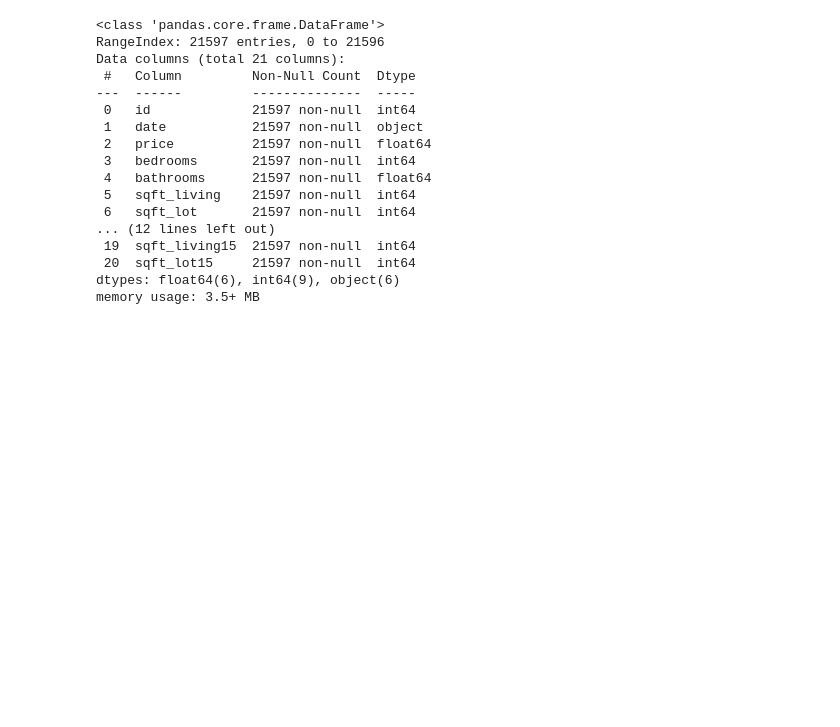
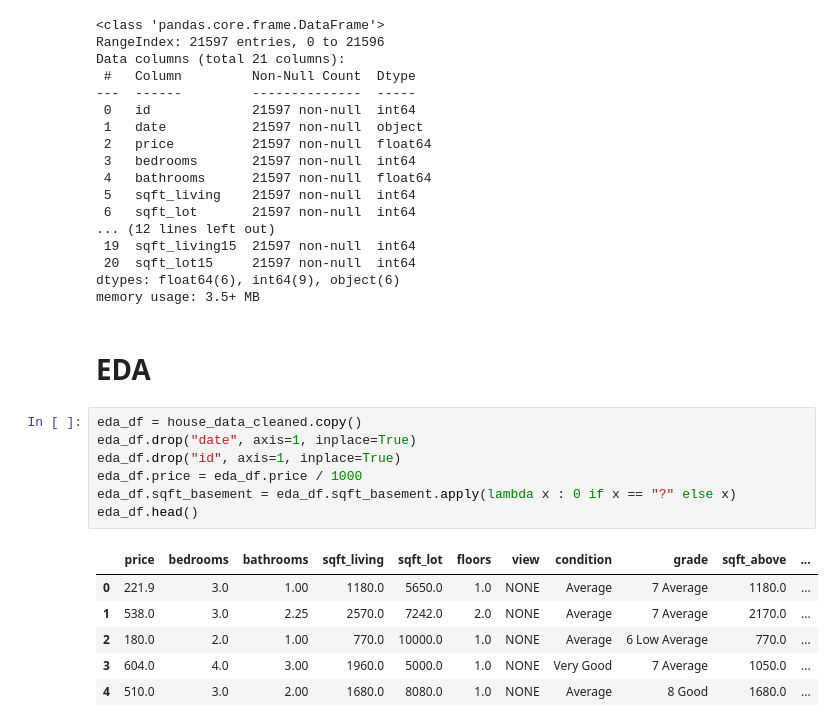
Before and after one commit to bizzfuzz/dsc-phase-2, a Jupyter notebook: student.ipynb, the cells around one changed output. Saved outputs shown, nothing was run; the diff lists cells and outputs as text; blank space fills up the shorter version.

```diff
--- a/student.ipynb
+++ b/student.ipynb
@@ -332,3 +332,19 @@ Data columns (total 21 columns):
  20  sqft_lot15     21597 non-null  int64
 dtypes: float64(6), int64(9), object(6)
 memory usage: 3.5+ MB
+# %% [markdown]
+# EDA
+# %%
+eda_df = house_data_cleaned.copy()
+eda_df.drop("date", axis=1, inplace=True)
+eda_df.drop("id", axis=1, inplace=True)
+eda_df.price = eda_df.price / 1000
+eda_df.sqft_basement = eda_df.sqft_basement.apply(lambda x : 0 if x == "?" else x)
+eda_df.head()
+# %% [output]
+|  | price | bedrooms | bathrooms | sqft_living | sqft_lot | floors | view | condition | grade | sqft_above | ... |
+| 0 | 221.9 | 3.0 | 1.00 | 1180.0 | 5650.0 | 1.0 | NONE | Average | 7 Average | 1180.0 | ... |
+| 1 | 538.0 | 3.0 | 2.25 | 2570.0 | 7242.0 | 2.0 | NONE | Average | 7 Average | 2170.0 | ... |
+| 2 | 180.0 | 2.0 | 1.00 | 770.0 | 10000.0 | 1.0 | NONE | Average | 6 Low Average | 770.0 | ... |
+| 3 | 604.0 | 4.0 | 3.00 | 1960.0 | 5000.0 | 1.0 | NONE | Very Good | 7 Average | 1050.0 | ... |
+| 4 | 510.0 | 3.0 | 2.00 | 1680.0 | 8080.0 | 1.0 | NONE | Average | 8 Good | 1680.0 | ... |
```
Also changed, not shown: parts of 10 cells of this notebook.
